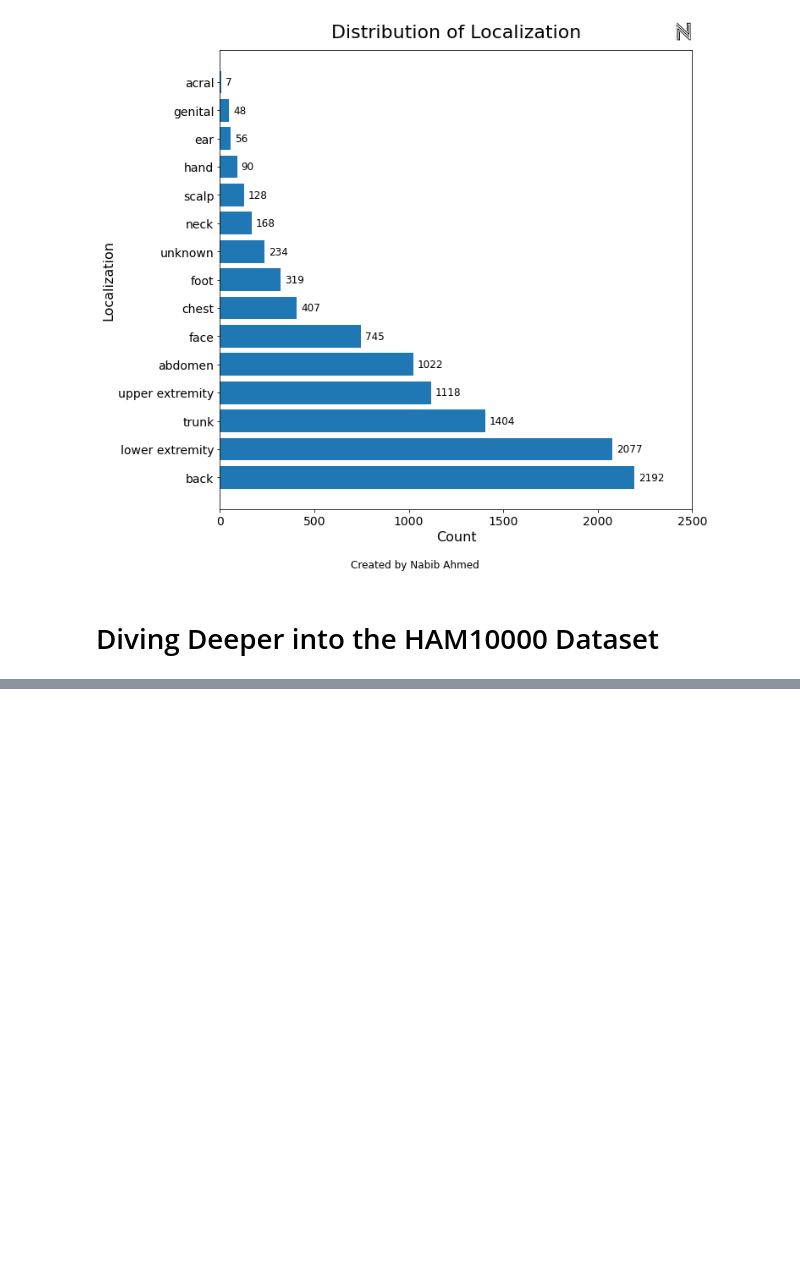
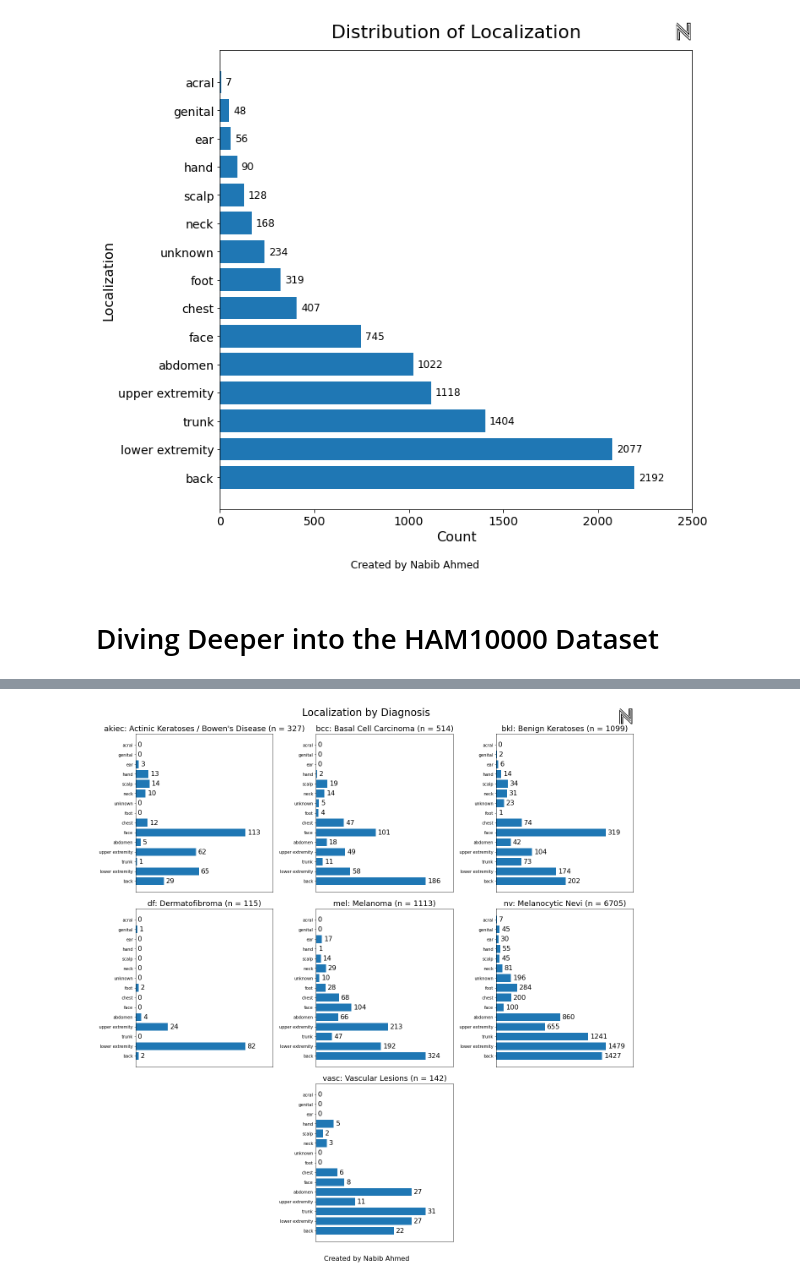
Before and after one commit to nahmed3536/HAM10000, a Jupyter notebook: articles/HAM10000.ipynb, the cells around one changed output, grey strips where cells are left out. Saved outputs shown, nothing was run; the diff lists cells and outputs as text; code cells hidden in the pictures; blank space fills up the shorter version.

```diff
--- a/articles/HAM10000.ipynb
+++ b/articles/HAM10000.ipynb
@@ -587,0 +771,93 @@ localization_distribution(save = True)
+# %%
+def localization_by_diagnosis(metadata_df = metadata_df, save: bool = False) -> None:
+    # make a copy of the df
+    df = metadata_df.copy()
+
+    # get the localizations
+    localizations = df["localization"].value_counts().index
+
+    # diagnosis to code
+    CODE_TO_FULL = {
+        'akiec': "Actinic Keratoses / Bowen's Disease",
+        'bcc': "Basal Cell Carcinoma",
+        'bkl': "Benign Keratoses",
+        'df': "Dermatofibroma",
+        'mel': "Melanoma",
+        'nv': "Melanocytic Nevi",
+        'vasc': "Vascular Lesions"
+    }
+
+    # diagnosis to index
+    CODE_TO_POS = {
+        'akiec': (0, 0),
+        'bcc': (0, 1),
+        'bkl': (0, 2),
+        'df': (1, 0),
+        'mel': (1, 1),
+        'nv': (1, 2),
+        'vasc': (2, 1)
+    }
+
+    fig, axs = plt.subplots(3, 3, figsize=(18,18))
+    for dx, dx_full in CODE_TO_FULL.items():
+        # get split of dataframe
+        df_dx = df[df["dx"] == dx]
+
+        # get the data
+        d = df_dx["localization"]
+
+        # get bar chart data
+        label, count = d.value_counts().index, d.value_counts().values
+
+        data_dict = {l: 0 for l in localizations}
+        for l, c in zip(label, count):
+            data_dict[l] = c
+
+        label, count = list(data_dict.keys()), list(data_dict.values())
+
+        # get the pos
+        P = CODE_TO_POS[dx]
+
+        # make a plot
+        bars = axs[P].barh(label, count)
+
+        # add title
+        axs[P].set_title(f'{dx}: {CODE_TO_FULL[dx]} (n = {len(df_dx)})', fontsize=18)
+
+        # set tick marks
+        # axs[P].get_yaxis().set_visible(False)
+        axs[P].get_xaxis().set_visible(False)
+
+        # set ytick fontsize
+        axs[P].xaxis.set_tick_params(labelsize=20)
+
+        # add the bar labels
+        axs[P].bar_label(bars, padding = 5, fontsize=16, color = "black")
+
+        # set the ylim
+        axs[P].set_xlim(0, max(count) + max(count) / 4)
+
+    # turn off other subplot
+    axs[2, 0].axis('off')
+    axs[2, 2].axis('off')
+
+    # add title
+    fig.suptitle('Localization by Diagnosis', y = 0.99, fontsize = 24)
+    fig.tight_layout(pad=1.5)
+
+    # add Created by Nabib Ahmed
+    fig.text(0.423, -0.02, "Created by Nabib Ahmed", fontsize=16)
+
+    # add logo
+    logo = fig.add_axes([.96, .96, .03, .03], anchor='NE', zorder=2)
+    logo.imshow(LOGO)
+    logo.axis('off')
+
+    # save figure
+    name = "localization_by_diagnosis"
+    if save:
+        plt.savefig(f"{os.path.join(base_dir, 'output', name)}.png", dpi=300, bbox_inches = "tight")
+
+localization_by_diagnosis(save = True)
+# %% [output]
+[figure, added]
```
Also changed, not shown: parts of 22 cells of this notebook.
